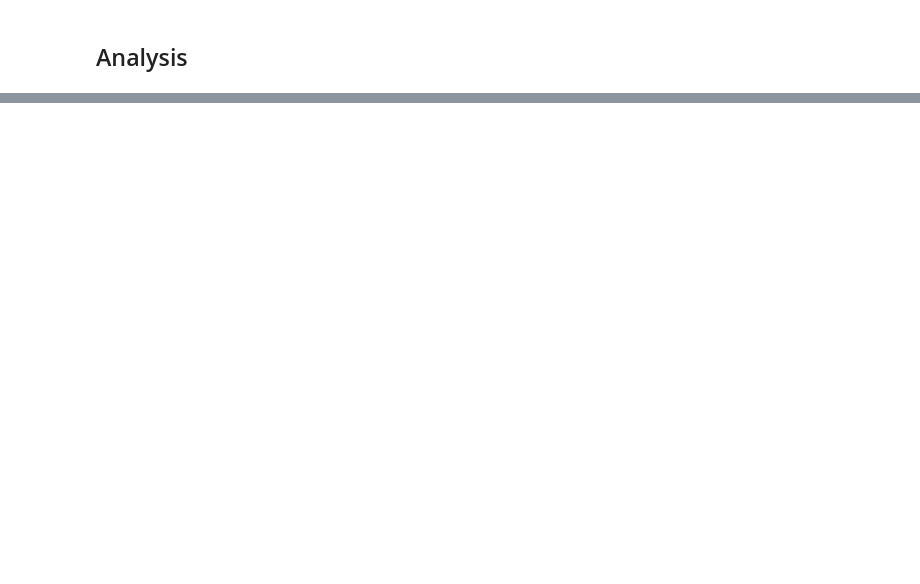
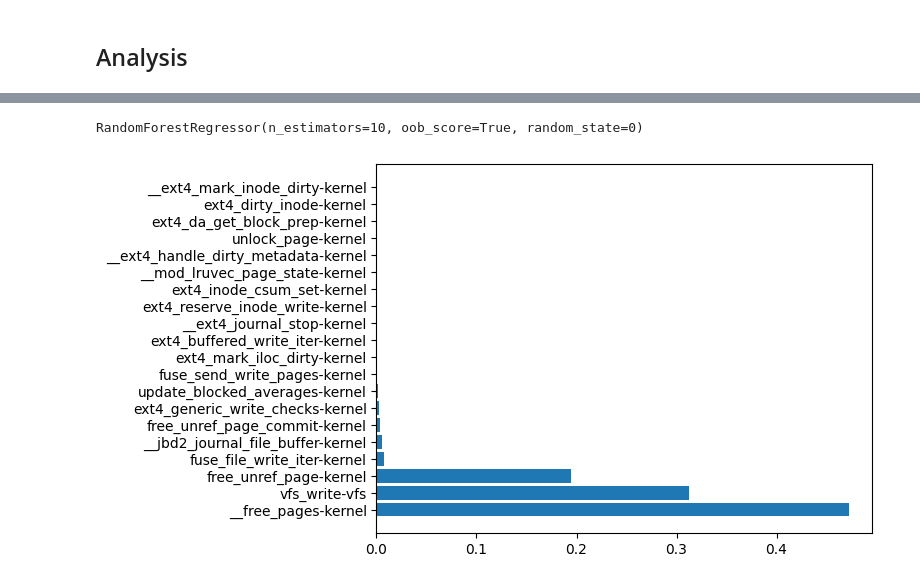
Before and after one commit to hariharan-devarajan/datacrumbs, a Jupyter notebook: analysis/trace_analysis.ipynb, the cells around one changed output, grey strips where cells are left out. Cells and saved outputs as stored; diff of their text form; code cells hidden in the pictures; blank space fills up the shorter version.

```diff
--- a/analysis/trace_analysis.ipynb
+++ b/analysis/trace_analysis.ipynb
@@ -355,0 +429,3 @@ Name: dur, dtype: double[pyarrow]
+# %%
+clean_data = final_dataset.fillna(value=0)
+clean_data
@@ -355,0 +446,7 @@ Name: dur, dtype: double[pyarrow]
+# %%
+ignore_columns = ["transfer_size", "write-sys"]
+y_columns = ["BW"]
+x_columns = []
+for column in clean_data.columns:
+    if column not in ignore_columns and column not in y_columns:
+        x_columns.append(column)
@@ -355,0 +456,24 @@ Name: dur, dtype: double[pyarrow]
+# %%
+# Separating out the features
+x = clean_data.loc[:, x_columns].values
+y = clean_data.loc[:,y_columns].values
+# %%
+import pandas as pd
+from sklearn.ensemble import RandomForestRegressor
+from sklearn.preprocessing import LabelEncoder
+# Fitting Random Forest Regression to the dataset
+regressor = RandomForestRegressor(n_estimators=10, random_state=0, oob_score=True)
+
+# Fit the regressor with x and y data
+regressor.fit(x, y)
+# %% [output]
+RandomForestRegressor(n_estimators=10, oob_score=True, random_state=0)
+# %%
+import matplotlib.pyplot as plt
+f_i = list(zip(x_columns,regressor.feature_importances_))
+f_i.sort(reverse=True, key = lambda x : x[1])
+most_f_i = f_i[:20]
+plt.barh([x[0] for x in most_f_i],[x[1] for x in most_f_i])
+plt.show()
+# %% [output]
+[figure, added]
```
Also changed, not shown: parts of 44 cells of this notebook, 37 other files.
